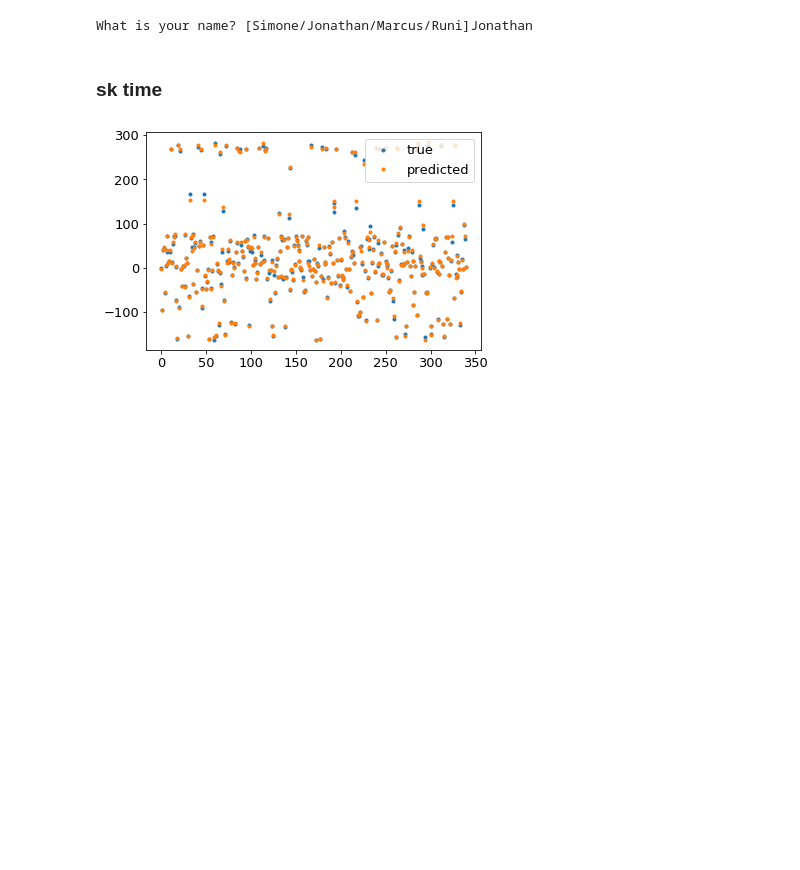
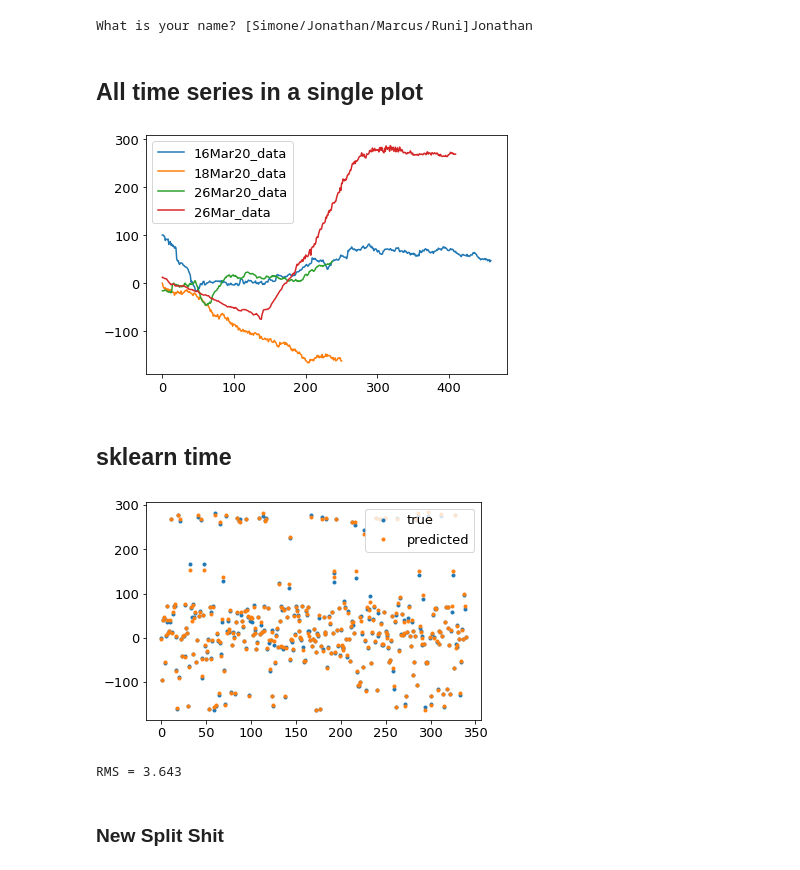
Before and after one commit to svejlgaard/finalproject, a Jupyter notebook: Jonathans testing time.ipynb, the cells around one changed output. Drawn from its saved outputs; the diff is of its cells as text; code cells hidden in the pictures; blank space fills up the shorter version.

```diff
--- a/Jonathans testing time.ipynb
+++ b/Jonathans testing time.ipynb
@@ -17,8 +17,23 @@ for key in keys:
 data = np.array(data)
 
 features = data_dict[ list(data_dict.keys())[1] ]
+# %% [markdown]
+## All time series in a single plot
+# %%
+lengths = [len(data_dict[keys[i]]) for i in range(len(keys))]
+
+plt.figure()
+for key in keys:
+    plot_data = data_dict[key][:,1]
+    plot_data = plot_data[np.isnan(plot_data) != True]
+    plt.plot(plot_data, label=key)
+plt.legend()
+plt.tight_layout()
+plt.show()
+# %% [output]
+[figure, added]
 # %% [markdown]
-### sk time
+## sklearn time
 # %%
 from sklearn.model_selection import train_test_split
 import xgboost as xgb
@@ -37,5 +52,11 @@ plt.plot(y_test, '.',label="true")
 plt.plot(y_pred, '.', label="predicted")
 plt.legend()
 plt.show()
+
+rms = np.sqrt(np.sum((y_test-y_pred)**2)/len(y_test))
+print(f"RMS = {rms:.3f}")
 # %% [output]
 [figure]
+RMS = 3.643
+# %% [markdown]
+### New Split Shit
```
Also changed, not shown: parts of 2 cells of this notebook, 1 other file.
